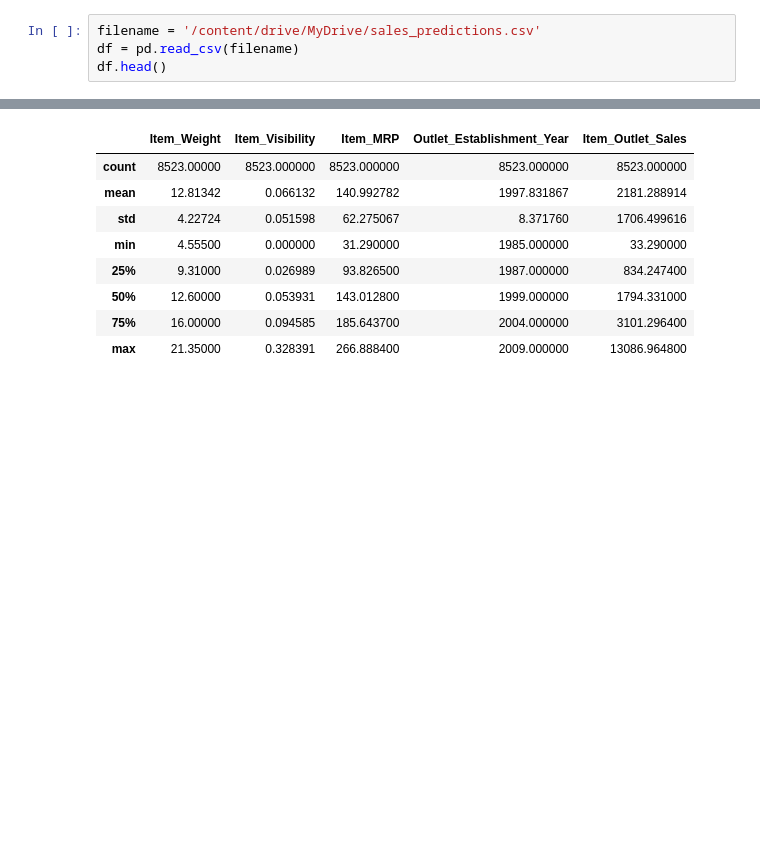
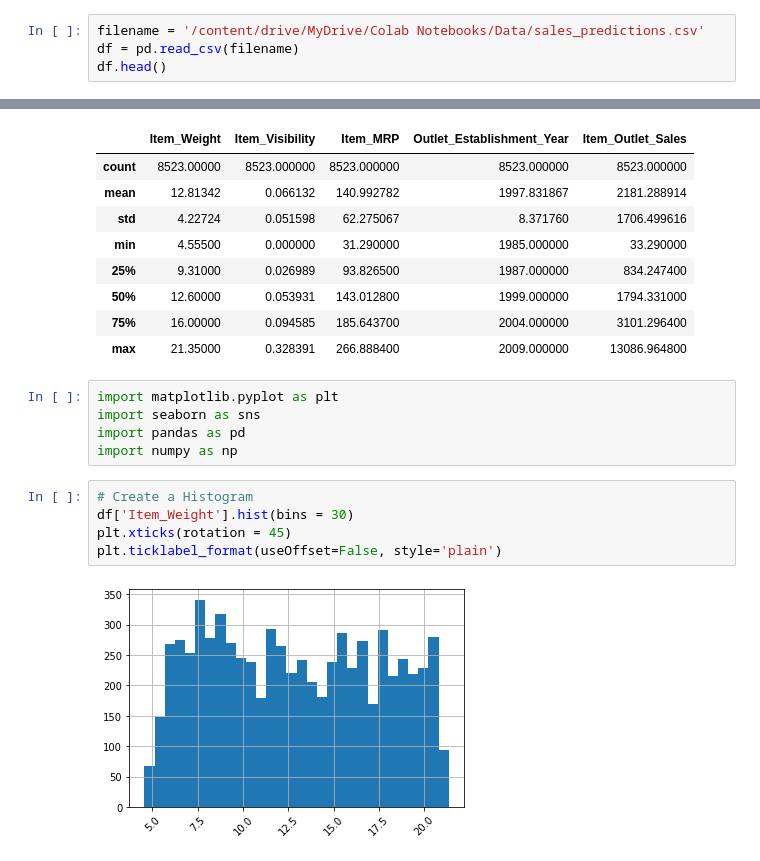
Before and after one commit to LarsonBodden/Sales-Prediction-Project, a Jupyter notebook: Sales_Predictions.ipynb, the cells around one changed output, grey strips where cells are left out. Cells and saved outputs as stored; diff of their text form; blank space fills up the shorter version.

```diff
--- a/Sales_Predictions.ipynb
+++ b/Sales_Predictions.ipynb
@@ -8,7 +8,7 @@ Mounted at /content/drive
 # %%
 import pandas as pd
 # %%
-filename = '/content/drive/MyDrive/sales_predictions.csv'
+filename = '/content/drive/MyDrive/Colab Notebooks/Data/sales_predictions.csv'
 df = pd.read_csv(filename)
 df.head()
 # %% [output]
@@ -193,3 +193,15 @@ df.describe()
 | 50% | 12.60000 | 0.053931 | 143.012800 | 1999.000000 | 1794.331000 |
 | 75% | 16.00000 | 0.094585 | 185.643700 | 2004.000000 | 3101.296400 |
 | max | 21.35000 | 0.328391 | 266.888400 | 2009.000000 | 13086.964800 |
+# %%
+import matplotlib.pyplot as plt
+import seaborn as sns
+import pandas as pd
+import numpy as np
+# %%
+# Create a Histogram
+df['Item_Weight'].hist(bins = 30)
+plt.xticks(rotation = 45)
+plt.ticklabel_format(useOffset=False, style='plain')
+# %% [output]
+[figure, added]
```
Also changed, not shown: parts of 7 cells of this notebook.
